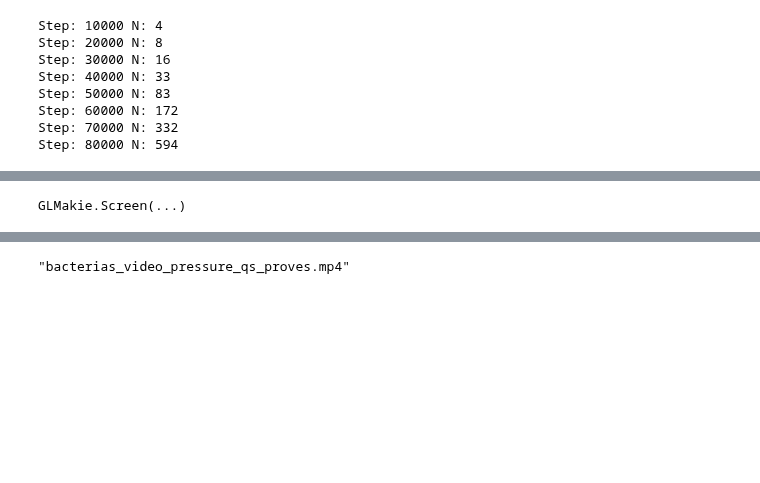
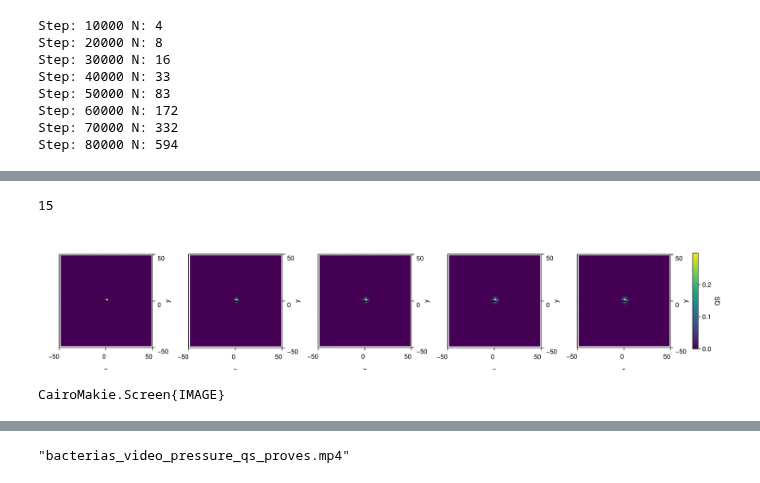
Before and after one commit to dsb-lab/CellBasedModels.jl, a Jupyter notebook: proves/Bacteries_QS_marvin.ipynb, the cells around one changed output, grey strips where cells are left out. Cells and saved outputs as stored; diff of their text form; code cells hidden in the pictures; blank space fills up the shorter version.

```diff
--- a/proves/Bacteries_QS_marvin.ipynb
+++ b/proves/Bacteries_QS_marvin.ipynb
@@ -515,4 +514,4 @@ Step: 60000 N: 172
 Step: 70000 N: 332
 Step: 80000 N: 594
 # %%
-com_load,times=load_parameters_log("parameters_log_normal.txt")
+com_load,times=load_parameters_log("parameters_log.txt")
@@ -533,7 +534,12 @@ fig  # Esto muestra la figura en una ventana interactiva
+# %%
+length(com_load)
+# %% [output]
+15
 # %%
 # Colormap común y colorrange fijo
 colormap = :viridis
-colorrange = (0.0, maximum(com.mm))
+colorrange = (0.0, maximum(maximum.(com_load[end][:mm])))
+
 
 fig = Figure(size=(1500,300))
 
@@ -549,40 +555,41 @@ for (i,j) in enumerate(js)
                 zspinesvisible=false
             )
     m = heatmap!(ax,
-                range(com.simBox[1,1],com.simBox[1,2],length=size(com.mm)[1]),
-                range(com.simBox[2,1],com.simBox[2,2],length=size(com.mm)[1]),
+                range(com.simBox[1,1],com.simBox[1,2],length=size(hcat(com_load[end][:mm]...))[1]),
+                range(com.simBox[2,1],com.simBox[2,2],length=size(hcat(com_load[end][:mm]...))[1]),
                 Float64.(hcat(com_load[j][:mm]...)),
                 colormap = colormap,
                 colorrange = colorrange
             )
 
 
     plotMixedAgents2D!(
     ax,
     com_load[j][:x],
     com_load[j][:y],
     com_load[j][:d],
     com_load[j][:l],
     com_load[j][:theta],
     com_load[j][:type],
     com_load[j][:pressure],
     colorrange = (0, 0.03)
     )
 
     xlims!(-50,50)
     ylims!(-50,50)
 end
 
 # Añadir colorbar común al final
 Colorbar(fig[1, length(js) + 1],
     colormap = colormap,
     colorrange = colorrange,
     label = "QS"
 )
 
 display(fig)
 # %% [output]
+[figure, added]
-GLMakie.Screen(...)
+CairoMakie.Screen{IMAGE}
 # %%
 # Colormap común y colorrange fijo
 colormap = :viridis
```
Also changed, not shown: parts of 8 cells of this notebook, 1 other file.
